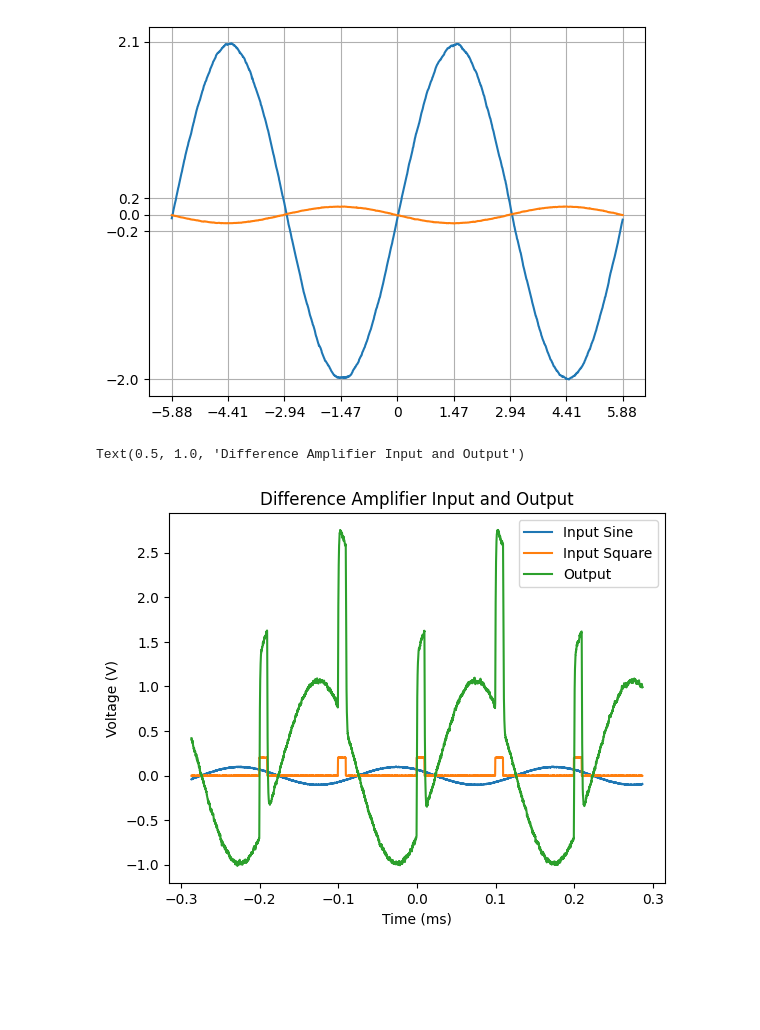
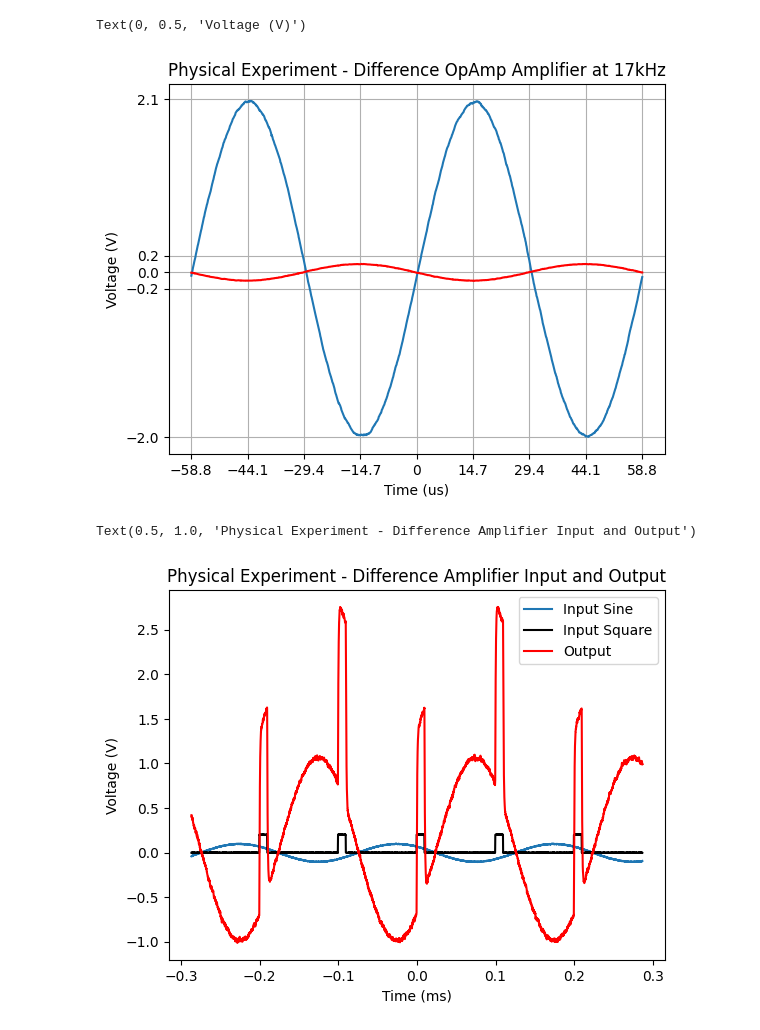
Before and after one commit to DanNguyenN/CE3202-Fundamentals, a Jupyter notebook: Lab7/inlab.ipynb, the cells around one changed output. Cells and saved outputs as stored; diff of their text form; code cells hidden in the pictures; blank space fills up the shorter version.

Commit message:
Final Touch and update OpAmp difference for Lab 7

```diff
--- a/Lab7/inlab.ipynb
+++ b/Lab7/inlab.ipynb
@@ -7,18 +7,22 @@ from scipy.interpolate import interp1d
 # %%
 #Part 1a
 df17k = pd.read_csv(".\inlab\difference\diffAmp17k.csv", encoding="latin1", skiprows=28)
 df17k.columns = ['time', "input", "output"]
 df17k['time'] = df17k['time'].shift(periods=-25)
 df17k = df17k[(df17k['time'] < 1/17000) & (df17k['time'] > -1/17000)]
 
 
 plt.plot(df17k['time'], df17k['input'], label="Input")
-plt.plot(df17k['time'], df17k['output'], label="Output")
-plt.xticks([-1/17000, -0.75/17000, -0.5/17000, -0.25/17000, 0, 0.25/17000, 0.5/17000, 0.75/17000, 1/17000], ['−5.88', '−4.41', '−2.94', '−1.47', '0', '1.47', '2.94', '4.41', '5.88'])
+plt.plot(df17k['time'], df17k['output'], label="Output", c='r')
+plt.xticks([-1/17000, -0.75/17000, -0.5/17000, -0.25/17000, 0, 0.25/17000, 0.5/17000, 0.75/17000, 1/17000], ['−58.8', '−44.1', '−29.4', '−14.7', '0', '14.7', '29.4', '44.1', '58.8'])
 plt.yticks([-2.0, -.2, 0, .2, 2.1])
 plt.grid()
+plt.title("Physical Experiment - Difference OpAmp Amplifier at 17kHz")
+plt.xlabel("Time (us)")
+plt.ylabel("Voltage (V)")
 # %% [output]
+Text(0, 0.5, 'Voltage (V)')
-[figure, old version]
+[figure, new version]
 # %%
 #Part 1B
 dfInputSineB = pd.read_csv(".\inlab\difference\diffAmpB_inputSine.csv", encoding="latin1", skiprows=28)
@@ -27,12 +31,12 @@ dfInputSineB.columns = ['time', "output", "input"]
 dfInputSquareB.columns = ['time', "output", "input"]
 
 plt.plot(dfInputSineB['time'] * 1000, dfInputSineB['input'], label="Input Sine")
-plt.plot(dfInputSquareB['time'] * 1000, dfInputSquareB['input'], label="Input Square")
-plt.plot(dfInputSineB['time'] * 1000, dfInputSineB['output'], label="Output")
+plt.plot(dfInputSquareB['time'] * 1000, dfInputSquareB['input'], label="Input Square", c='k')
+plt.plot(dfInputSineB['time'] * 1000, dfInputSineB['output'], label="Output", c='r')
 plt.legend()
 plt.xlabel("Time (ms)")
 plt.ylabel("Voltage (V)")
-plt.title("Difference Amplifier Input and Output")
+plt.title("Physical Experiment - Difference Amplifier")
 # %% [output]
-Text(0.5, 1.0, 'Difference Amplifier Input and Output')
+Text(0.5, 1.0, 'Physical Experiment - Difference Amplifier Input and Output')
-[figure, old version]
+[figure, new version]
```
Also changed, not shown: parts of 9 cells of this notebook, 2 other files.
